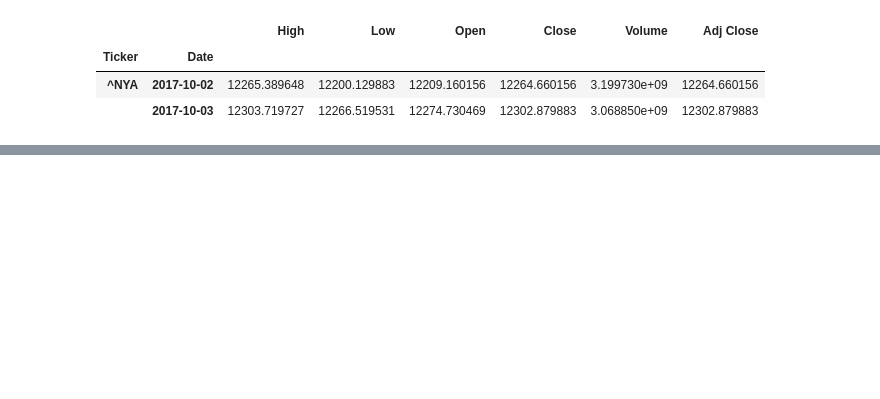
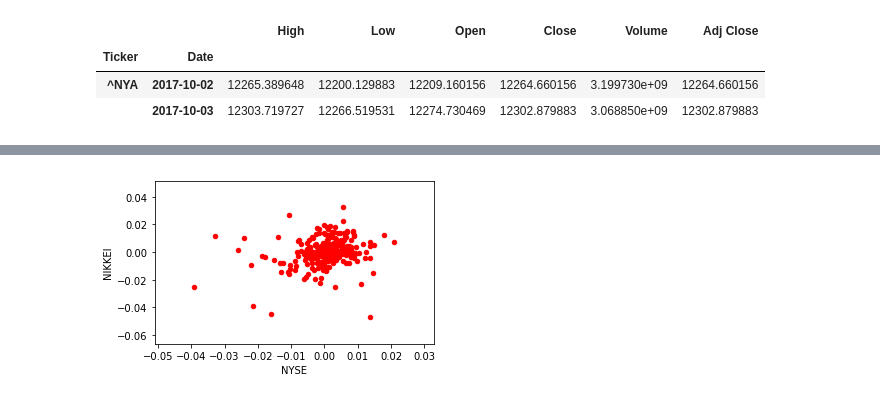
Before and after one commit to nick1itos/algothon2018, a Jupyter notebook: LICENSE.md/Mkt_Index.ipynb, the cells around one changed output, grey strips where cells are left out. Cells and saved outputs as stored; diff of their text form; code cells hidden in the pictures; blank space fills up the shorter version.

```diff
--- a/LICENSE.md/Mkt_Index.ipynb
+++ b/LICENSE.md/Mkt_Index.ipynb
@@ -43,0 +72,5 @@ return_data.head()
+# %%
+return_data.plot.scatter(x = 'NYSE', y = 'NIKKEI', c = ['red'], figsize = (5, 3))
+plt.show()
+# %% [output]
+[figure, added]
```
Also changed, not shown: parts of 13 cells of this notebook.
